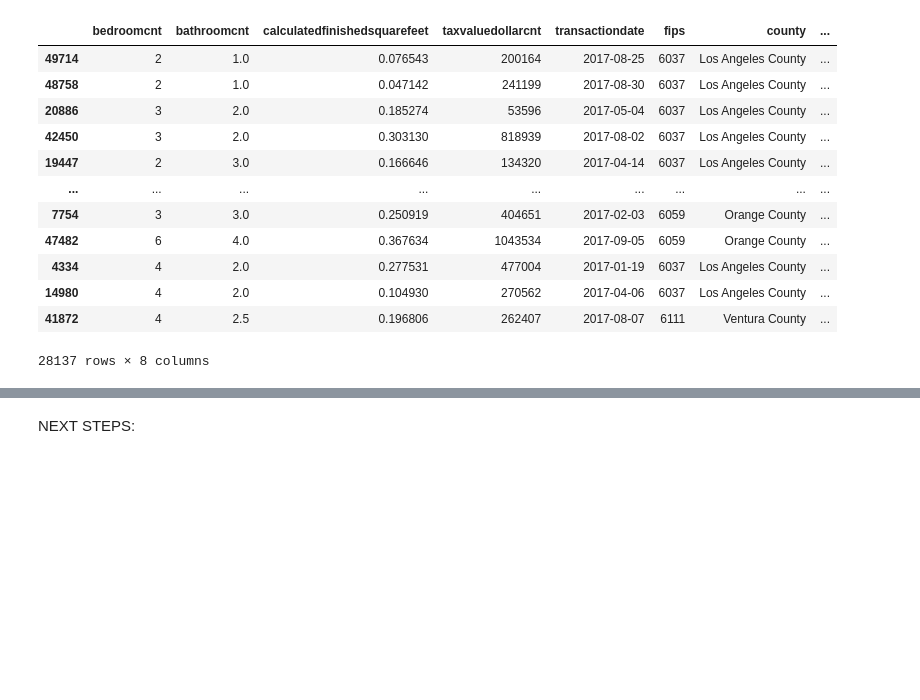
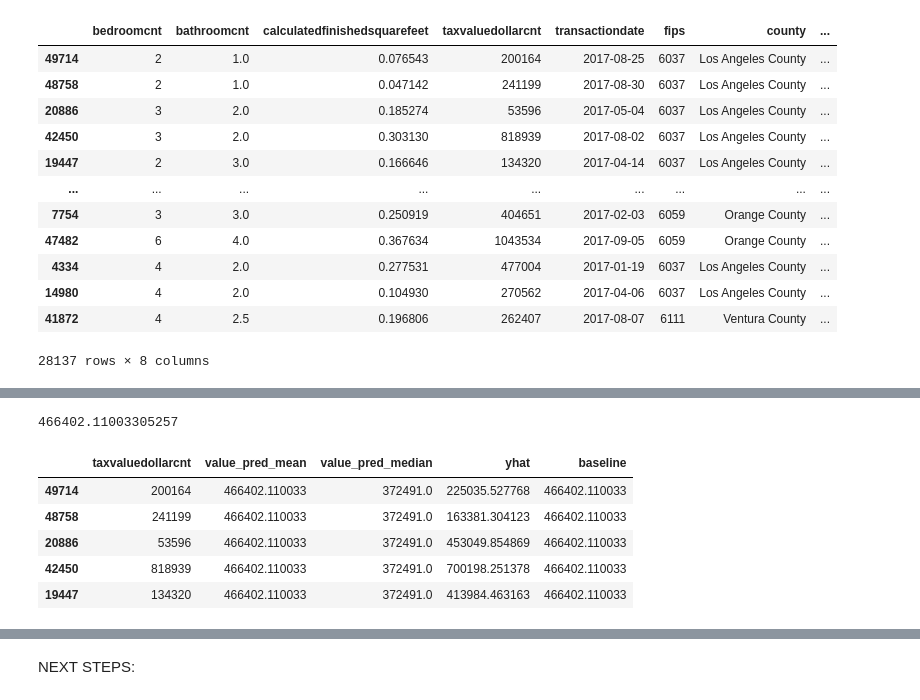
Before and after one commit to jeneyring/Regression_Final_Report, a Jupyter notebook: finalreport_ScratchPad.ipynb, the cells around one changed output, grey strips where cells are left out. Cells and saved outputs as stored; diff of their text form; code cells hidden in the pictures; blank space fills up the shorter version.

```diff
--- a/finalreport_ScratchPad.ipynb
+++ b/finalreport_ScratchPad.ipynb
@@ -1328,10 +1328,10 @@ train_scaled2
 # %%
 #creating a new df for to feature:
 X_train_scaled = train_scaled2[['bedroomcnt','calculatedfinishedsquarefeet','bathroomcnt','fips','month']]
-y_train = train_scaled2['taxvaluedollarcnt']
+y_train_scaled = train_scaled2['taxvaluedollarcnt']
 
 X_validate_scaled = validate_scaled2[['calculatedfinishedsquarefeet','bedroomcnt','bathroomcnt','fips','month']]
-y_validate = validate_scaled2['taxvaluedollarcnt']
+y_validate_scaled = validate_scaled2['taxvaluedollarcnt']
 
 X_test_scaled = test_scaled2[['calculatedfinishedsquarefeet','bedroomcnt','bathroomcnt','fips','month']]
-y_test = test_scaled2['taxvaluedollarcnt']
+y_test_scaled = test_scaled2['taxvaluedollarcnt']
@@ -1402,0 +1397,20 @@ print("RMSE using Median\nTrain/In-Sample: ", round(rmse_train, 2),
+# %%
+#creating the zillow predictor baseline aka mean, of taxvaluedollarcnt(y)
+baseline = y_train_baseline.taxvaluedollarcnt.mean()
+baseline
+# %% [output]
+466402.11003305257
+# %%
+#let's add yhat columns to hold the baseline predictions
+y_train_baseline['yhat'] = predictions
+# %%
+#let's add the baseline to the the dataframe
+y_train_baseline['baseline'] = y_train_baseline.taxvaluedollarcnt.mean()
+y_train_baseline.head()
+# %% [output]
+|  | taxvaluedollarcnt | value_pred_mean | value_pred_median | yhat | baseline |
+| 49714 | 200164 | 466402.110033 | 372491.0 | 225035.527768 | 466402.110033 |
+| 48758 | 241199 | 466402.110033 | 372491.0 | 163381.304123 | 466402.110033 |
+| 20886 | 53596 | 466402.110033 | 372491.0 | 453049.854869 | 466402.110033 |
+| 42450 | 818939 | 466402.110033 | 372491.0 | 700198.251378 | 466402.110033 |
+| 19447 | 134320 | 466402.110033 | 372491.0 | 413984.463163 | 466402.110033 |
```
Also changed, not shown: parts of 50 cells of this notebook, 1 other file.
